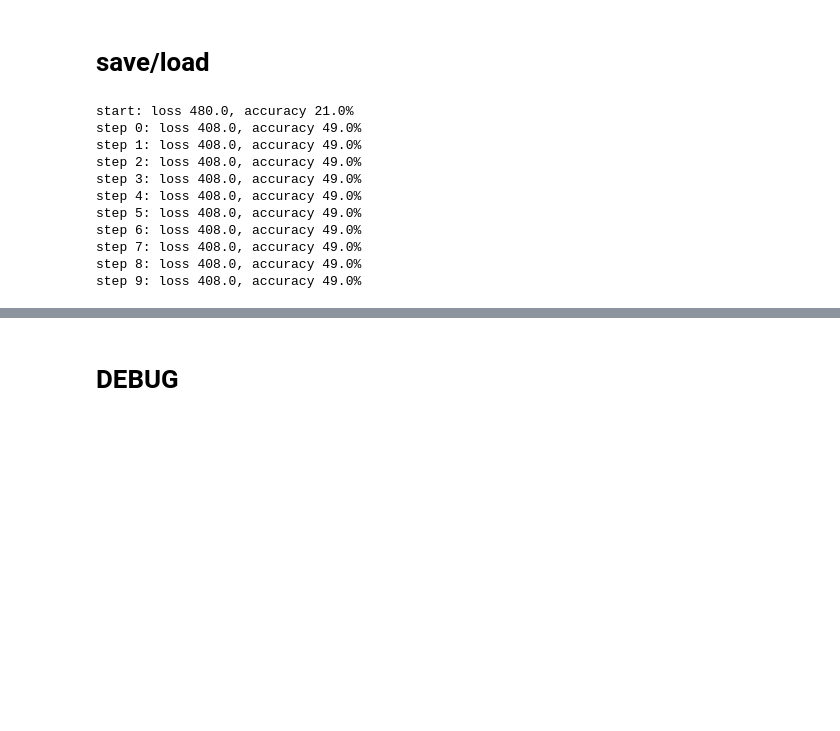
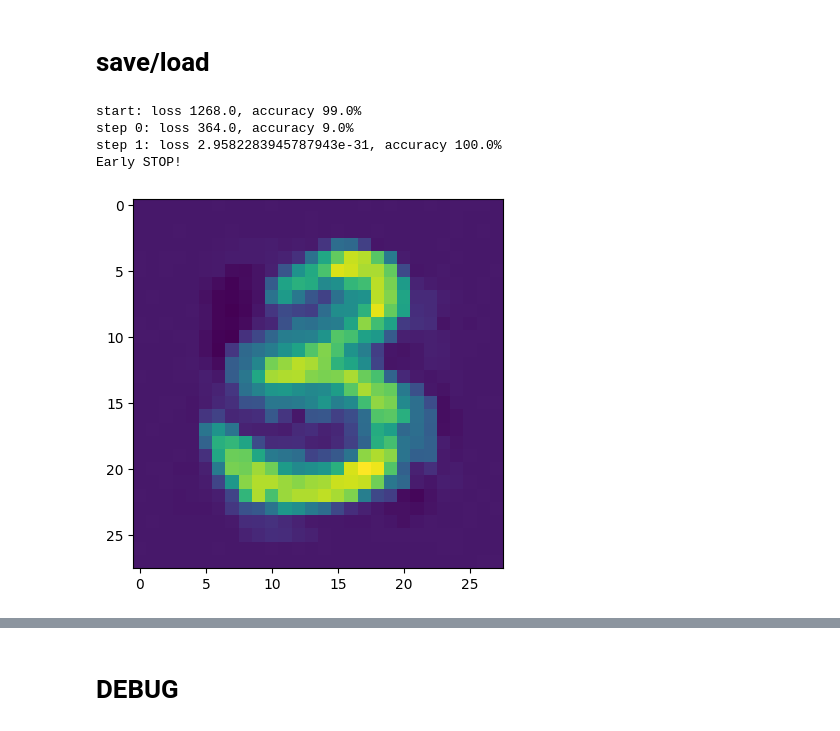
Before and after one commit to AndreyE/micrograd, a Jupyter notebook: mnist.ipynb, the cells around one changed output, grey strips where cells are left out. Cells and saved outputs as stored; diff of their text form; code cells hidden in the pictures; blank space fills up the shorter version.

```diff
--- a/mnist.ipynb
+++ b/mnist.ipynb
@@ -235,21 +217,16 @@ def get_model_for(classes, batch, iterations, model=None, esat=1e-9):
 
     return model, total_loss, acc
 # %%
-SELECTED_CLASSES = [0, 1]
+SELECTED_CLASSES = [0, 1, 2, 3, 4, 5]
 ITERATIONS = 10
 BATCH_SIZE = 100
 BATCH = X, Y = select_batch(X_train, Y_train, SELECTED_CLASSES, BATCH_SIZE)
 
 model, total_loss, accuracy = get_model_for(SELECTED_CLASSES, BATCH, ITERATIONS)
+draw_neuron(model, -1)
 # %% [output]
-start: loss 480.0, accuracy 21.0%
-step 0: loss 408.0, accuracy 49.0%
-step 1: loss 408.0, accuracy 49.0%
-step 2: loss 408.0, accuracy 49.0%
-step 3: loss 408.0, accuracy 49.0%
-step 4: loss 408.0, accuracy 49.0%
-step 5: loss 408.0, accuracy 49.0%
-step 6: loss 408.0, accuracy 49.0%
-step 7: loss 408.0, accuracy 49.0%
-step 8: loss 408.0, accuracy 49.0%
-step 9: loss 408.0, accuracy 49.0%
+start: loss 1268.0, accuracy 99.0%
+step 0: loss 364.0, accuracy 9.0%
+step 1: loss 2.9582283945787943e-31, accuracy 100.0%
+Early STOP!
+[figure, added]
```
Also changed, not shown: parts of 13 cells of this notebook, 1 other file.
